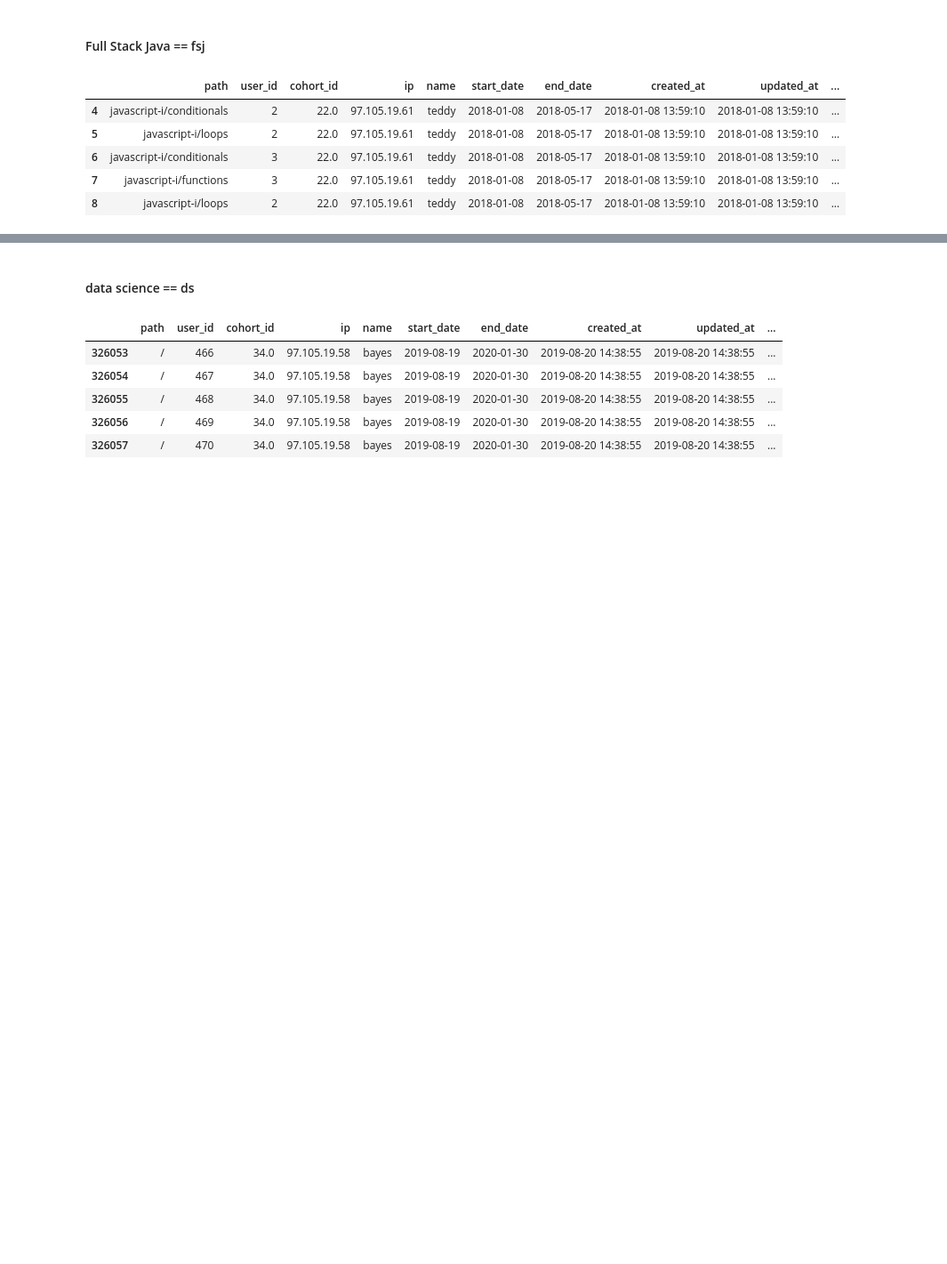
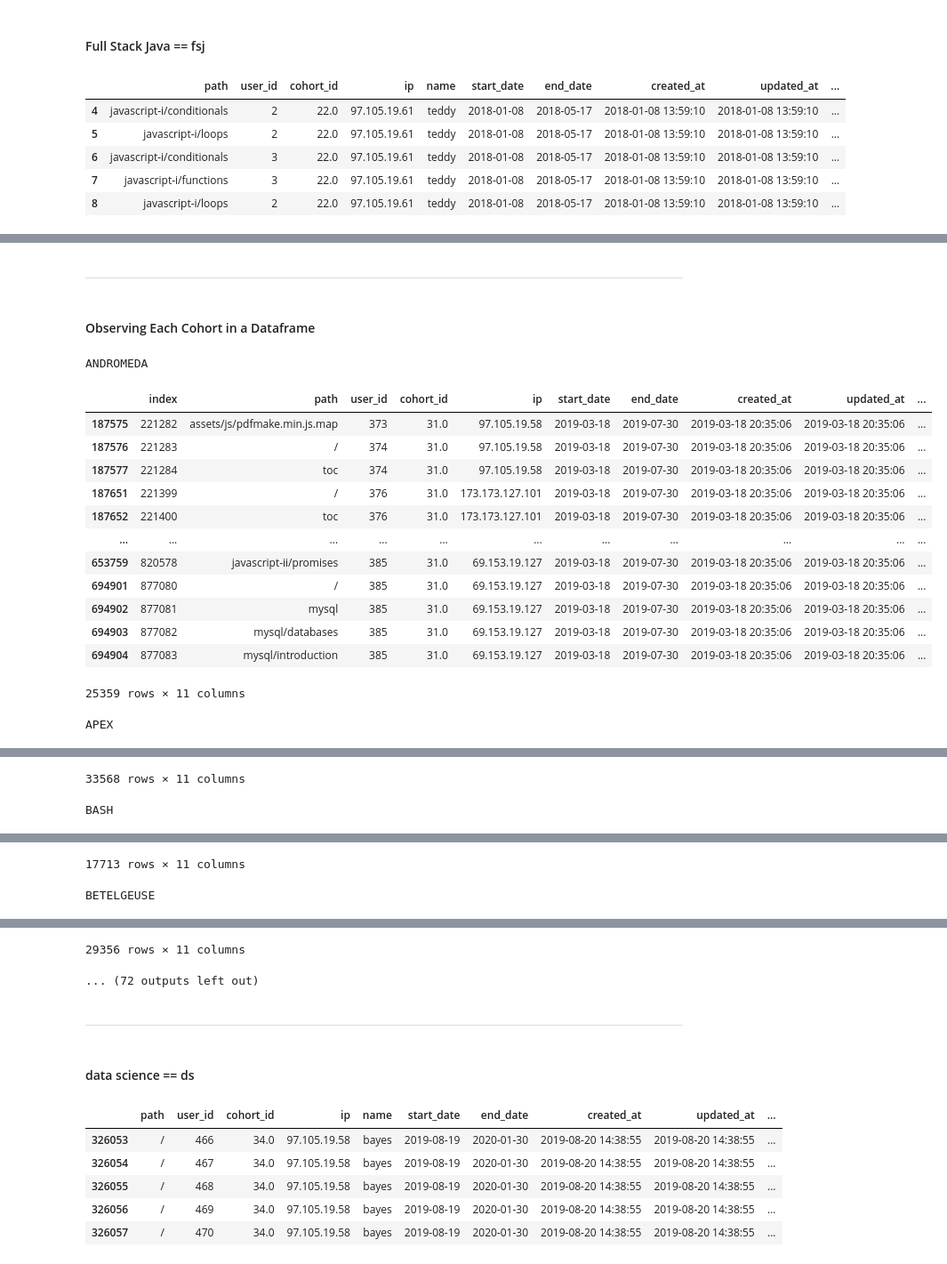
Before and after one commit to bowen-lindsey-shiben-turner/anamoly-detection, a Jupyter notebook: Deangelo_bowen.ipynb, the cells around one changed output, grey strips where cells are left out. Shown at 89% size. Saved outputs shown, nothing was run; the diff lists cells and outputs as text; code cells hidden in the pictures; blank space fills up the shorter version.

```diff
--- a/Deangelo_bowen.ipynb
+++ b/Deangelo_bowen.ipynb
@@ -168,7 +174,3 @@ fsj.head()
 | 6 | javascript-i/conditionals | 3 | 22.0 | 97.105.19.61 | teddy | 2018-01-08 | 2018-05-17 | 2018-01-08 13:59:10 | 2018-01-08 13:59:10 | ... |
 | 7 | javascript-i/functions | 3 | 22.0 | 97.105.19.61 | teddy | 2018-01-08 | 2018-05-17 | 2018-01-08 13:59:10 | 2018-01-08 13:59:10 | ... |
 | 8 | javascript-i/loops | 2 | 22.0 | 97.105.19.61 | teddy | 2018-01-08 | 2018-05-17 | 2018-01-08 13:59:10 | 2018-01-08 13:59:10 | ... |
-# %%
-cohort = fsj.name.unique().tolist()
-for c in cohort:
-    fsj = df[df.name == c]
@@ -190,0 +177,27 @@ fsj
+# %% [markdown]
+---
+# %% [markdown]
+#### Observing Each Cohort in a Dataframe
+# %%
+dfs = {name:grp.drop('name', axis=1)
+       for name, grp in fsj.reset_index().groupby('name')}
+
+for name, grp in dfs.items():
+    print('\033[1m' + name.upper() + '\033[0m')
+    ICD.display(grp)
+# %% [output]
+ANDROMEDA
+|  | index | path | user_id | cohort_id | ip | start_date | end_date | created_at | updated_at | ... |
+| 187575 | 221282 | assets/js/pdfmake.min.js.map | 373 | 31.0 | 97.105.19.58 | 2019-03-18 | 2019-07-30 | 2019-03-18 20:35:06 | 2019-03-18 20:35:06 | ... |
+| 187576 | 221283 | / | 374 | 31.0 | 97.105.19.58 | 2019-03-18 | 2019-07-30 | 2019-03-18 20:35:06 | 2019-03-18 20:35:06 | ... |
+| 187577 | 221284 | toc | 374 | 31.0 | 97.105.19.58 | 2019-03-18 | 2019-07-30 | 2019-03-18 20:35:06 | 2019-03-18 20:35:06 | ... |
+| 187651 | 221399 | / | 376 | 31.0 | 173.173.127.101 | 2019-03-18 | 2019-07-30 | 2019-03-18 20:35:06 | 2019-03-18 20:35:06 | ... |
+| 187652 | 221400 | toc | 376 | 31.0 | 173.173.127.101 | 2019-03-18 | 2019-07-30 | 2019-03-18 20:35:06 | 2019-03-18 20:35:06 | ... |
+| ... | ... | ... | ... | ... | ... | ... | ... | ... | ... | ... |
+| 653759 | 820578 | javascript-ii/promises | 385 | 31.0 | 69.153.19.127 | 2019-03-18 | 2019-07-30 | 2019-03-18 20:35:06 | 2019-03-18 20:35:06 | ... |
+| 694901 | 877080 | / | 385 | 31.0 | 69.153.19.127 | 2019-03-18 | 2019-07-30 | 2019-03-18 20:35:06 | 2019-03-18 20:35:06 | ... |
+| 694902 | 877081 | mysql | 385 | 31.0 | 69.153.19.127 | 2019-03-18 | 2019-07-30 | 2019-03-18 20:35:06 | 2019-03-18 20:35:06 | ... |
+| 694903 | 877082 | mysql/databases | 385 | 31.0 | 69.153.19.127 | 2019-03-18 | 2019-07-30 | 2019-03-18 20:35:06 | 2019-03-18 20:35:06 | ... |
+| 694904 | 877083 | mysql/introduction | 385 | 31.0 | 69.153.19.127 | 2019-03-18 | 2019-07-30 | 2019-03-18 20:35:06 | 2019-03-18 20:35:06 | ... |
+25359 rows × 11 columns
+APEX
@@ -190,0 +216,2 @@ fsj
+33568 rows × 11 columns
+BASH
@@ -190,0 +230,2 @@ fsj
+17713 rows × 11 columns
+BETELGEUSE
@@ -191,3 +244,7 @@ fsj
+29356 rows × 11 columns
+... (72 outputs left out)
+# %% [markdown]
+---
 # %% [markdown]
 #### data science == ds
 # %%
```
Also changed, not shown: parts of 92 cells of this notebook, 2 other files.
